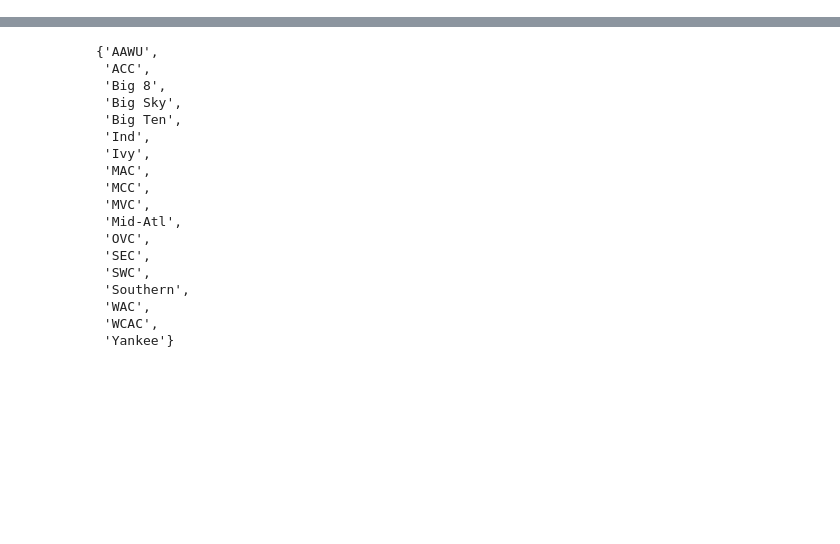
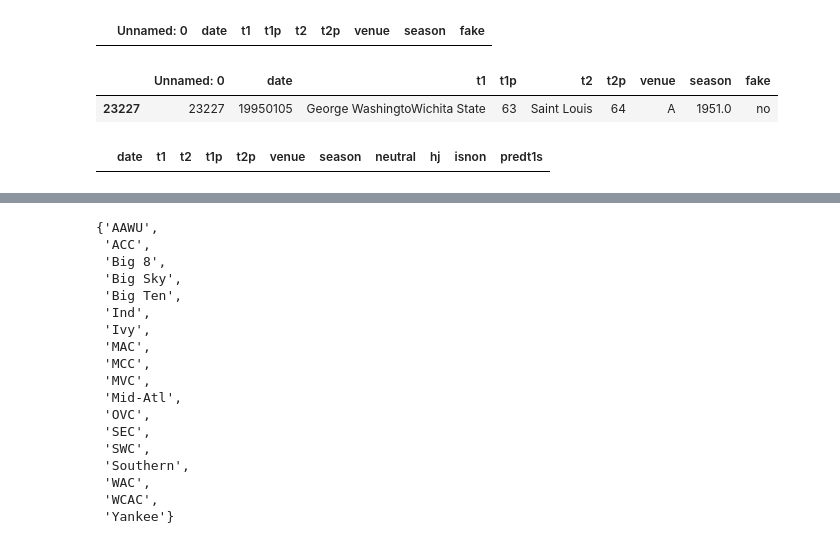
Before and after one commit to easella/ncaabelos, a Jupyter notebook: ncaab-for-free.ipynb, the cells around one changed output, grey strips where cells are left out. Saved outputs shown, nothing was run; the diff lists cells and outputs as text; code cells hidden in the pictures; blank space fills up the shorter version.

```diff
--- a/ncaab-for-free.ipynb
+++ b/ncaab-for-free.ipynb
@@ -1154,0 +1140,6 @@ set(confs[game.season])
+# %%
+dfz=pd.read_csv("https://cfbzzz.alwaysdata.net/newcbb/newtronz.csv",on_bad_lines="warn")
+dfz=dfz.replace("George WashingtoWichita State","Wichita State")
+q=dfz
+q=q[q.season==1951]
+set(q.t1.tolist()+q.t2.tolist())
@@ -1154,0 +1164,10 @@ set(confs[game.season])
+# %%
+dfz[dfz.t2=='George WashingtoWichita State']
+# %% [output]
+|  | Unnamed: 0 | date | t1 | t1p | t2 | t2p | venue | season | fake |
+# %%
+dfz=dfz.replace("George WashingtoWichita State","Wichita State")
+q[q.t1=='George WashingtoWichita State']
+# %% [output]
+|  | Unnamed: 0 | date | t1 | t1p | t2 | t2p | venue | season | fake |
+| 23227 | 23227 | 19950105 | George WashingtoWichita State | 63 | Saint Louis | 64 | A | 1951.0 | no |
@@ -1154,0 +1181,5 @@ set(confs[game.season])
+# %%
+jk=df22[df22.season==1951]
+jk[jk.t2=='Lafayette']
+# %% [output]
+|  | date | t1 | t2 | t1p | t2p | venue | season | neutral | hj | isnon | predt1s |
```
Also changed, not shown: parts of 5 cells of this notebook.
